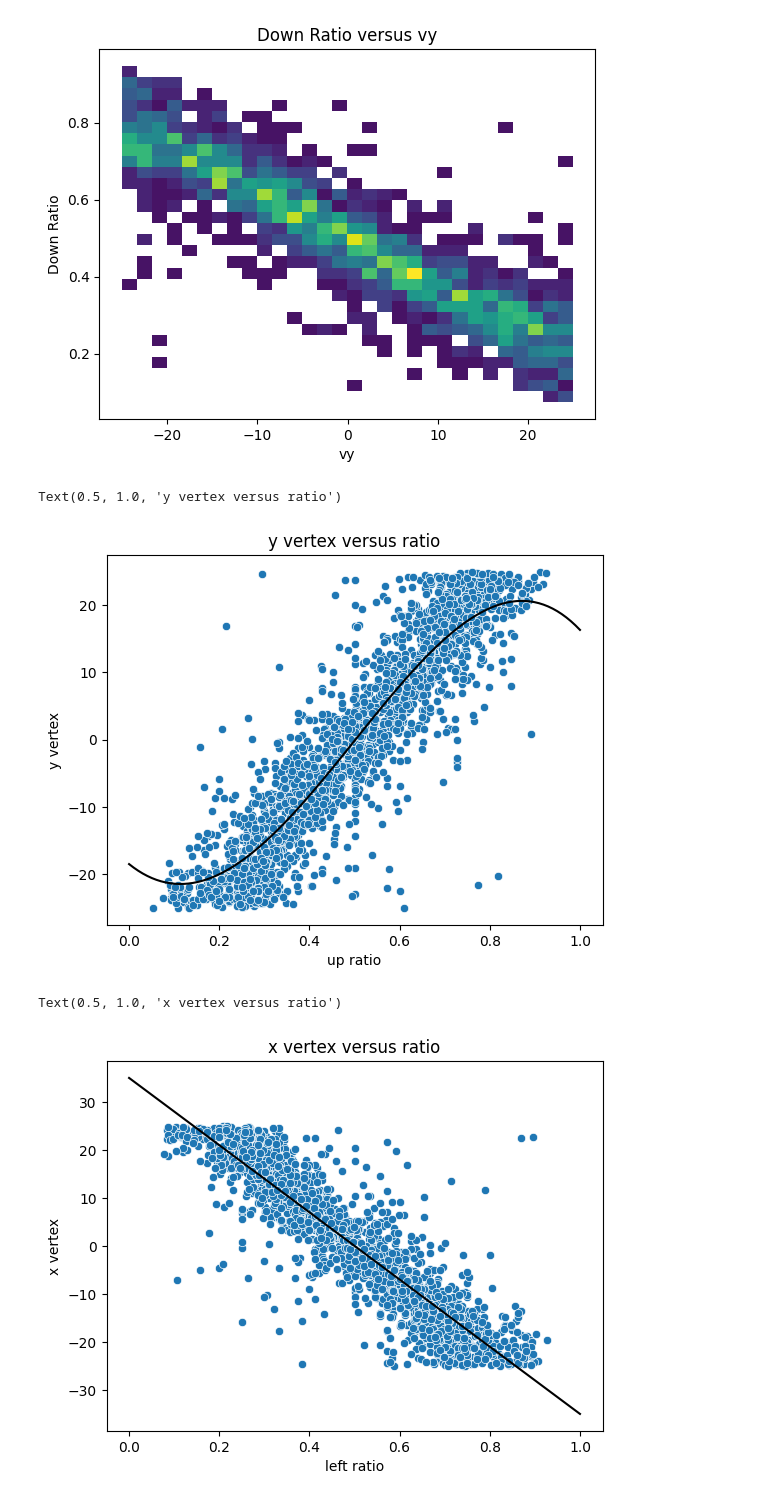
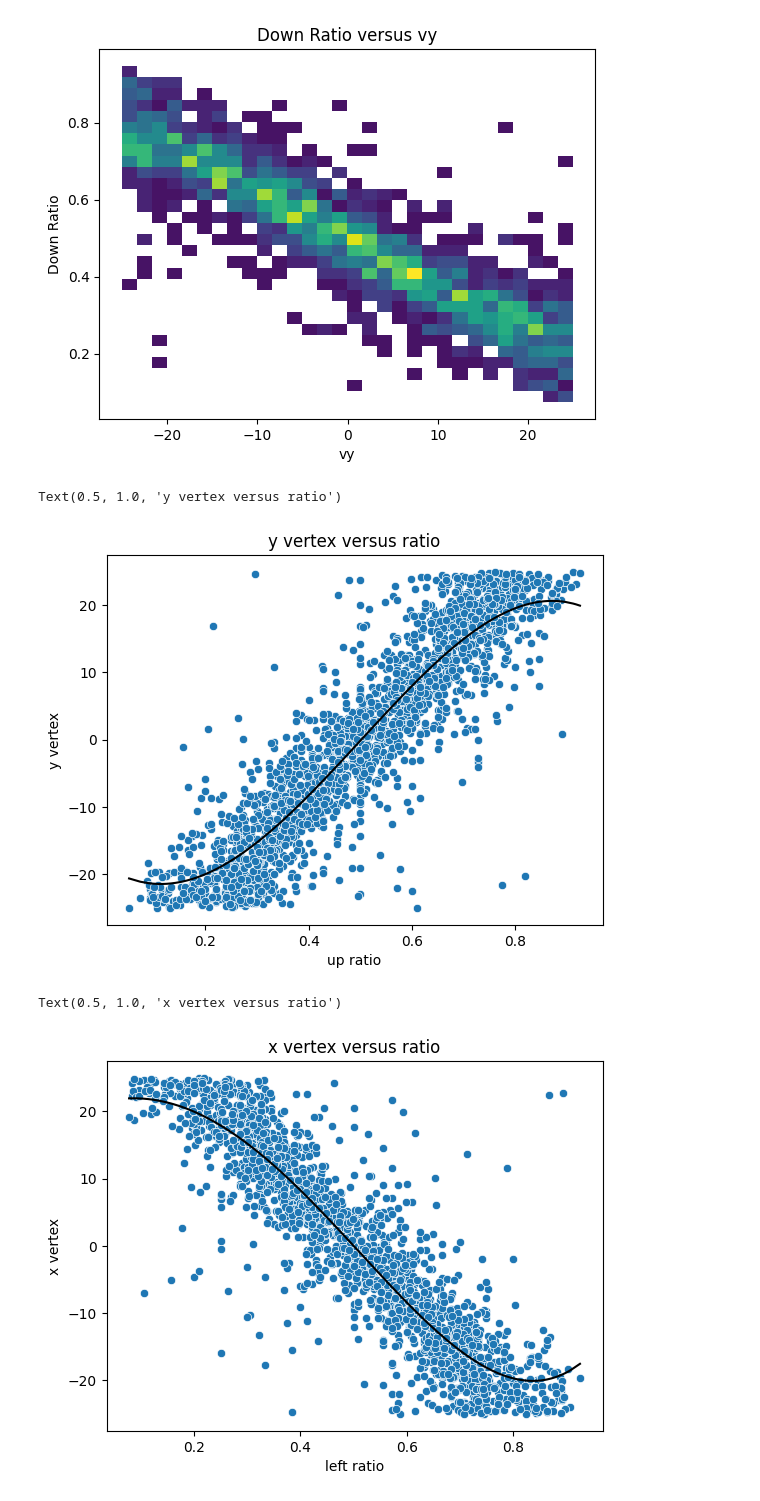
Before and after one commit to dobsonco/Detectors, a Jupyter notebook: processing.ipynb, the cells around one changed output. Cells and saved outputs as stored; diff of their text form; code cells hidden in the pictures.

```diff
--- a/processing.ipynb
+++ b/processing.ipynb
@@ -163,23 +163,23 @@ Text(0.5, 0, 'vy')
 # %%
 p = np.poly1d(np.polyfit(x=up_ratio,y=up['vy'],deg=4))
 sns.scatterplot(x=up_ratio,y=up['vy'])
-plt.plot(np.linspace(0,1,100),p(np.linspace(0,1,100)),c='black')
+sns.lineplot(x=up_ratio,y=p(up_ratio),c='black')
 plt.xlabel('up ratio')
 plt.ylabel('y vertex')
 plt.title('y vertex versus ratio')
 # %% [output]
 Text(0.5, 1.0, 'y vertex versus ratio')
-[figure, old version]
+[figure, new version]
 # %%
-p = np.poly1d(np.polyfit(x=left_ratio,y=left['vx'],deg=1))
+p = np.poly1d(np.polyfit(x=left_ratio,y=left['vx'],deg=4))
 sns.scatterplot(x=left_ratio,y=up['vx'])
-plt.plot(np.linspace(0,1,100),p(np.linspace(0,1,100)),c='black')
+sns.lineplot(x=left_ratio,y=p(left_ratio),c='black')
 plt.xlabel('left ratio')
 plt.ylabel('x vertex')
 plt.title('x vertex versus ratio')
 # %% [output]
 Text(0.5, 1.0, 'x vertex versus ratio')
-[figure, old version]
+[figure, new version]
 # %%
 for i in range(15):
     p = np.poly1d(np.polyfit(x=left_ratio,y=left['vx'],deg=i))
```
Also changed, not shown: 1 other file.
